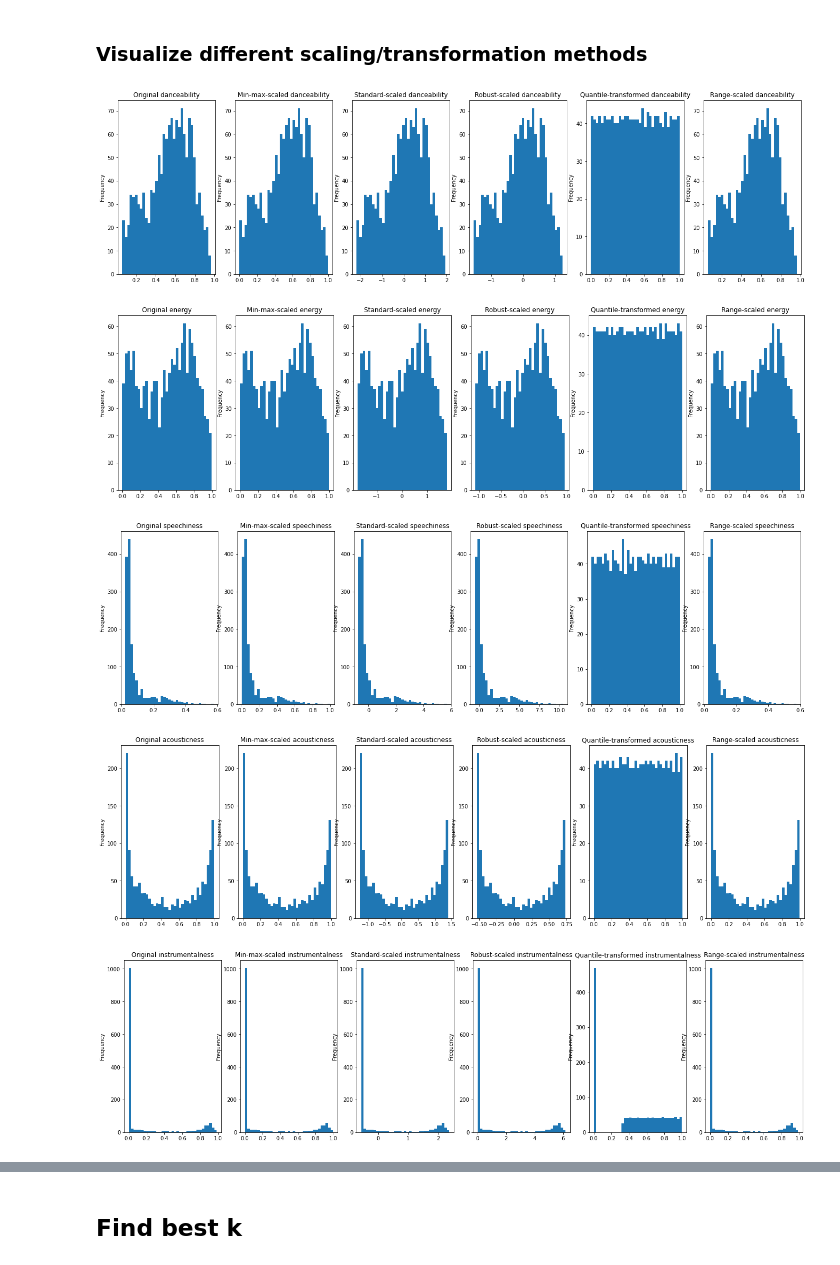
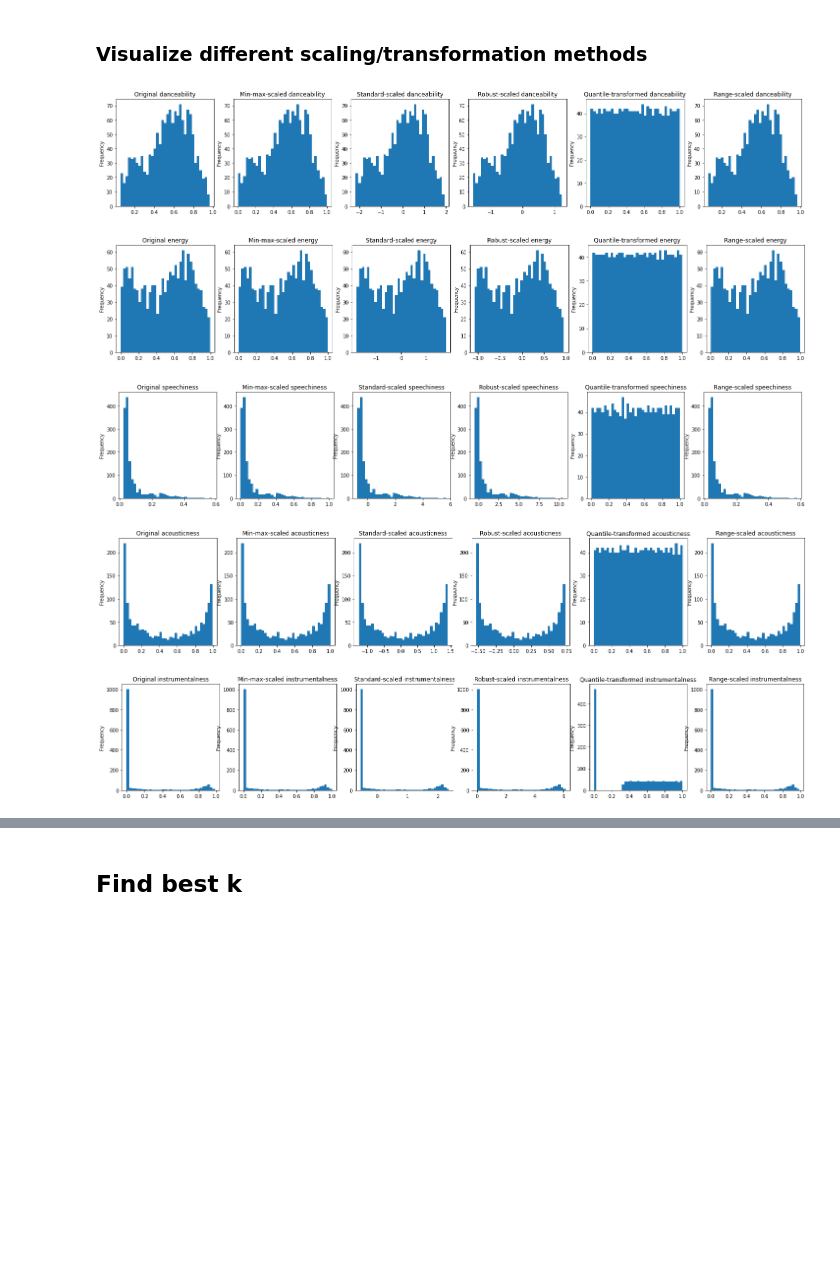
Before and after one commit to tobiasaurer/machine-learning-music, a Jupyter notebook: moosic.ipynb, the cells around one changed output, grey strips where cells are left out. Cells and saved outputs as stored; diff of their text form; code cells hidden in the pictures; blank space fills up the shorter version.

```diff
--- a/moosic.ipynb
+++ b/moosic.ipynb
@@ -148,7 +143,7 @@ quantile_transformed = pd.DataFrame(features_only_quantile_transformed,
 # loop through each relevant column to compare distributions
 
 for var in cols:
-    plt.figure(figsize=(23, 6))
+    plt.figure(figsize=(25, 4))
 
     # plot original data
     plt.subplot(1, 6, 1)
@@ -156,35 +151,35 @@ for var in cols:
     plt.title(f"Original {var}")
 
     # plot min-max scaled data
     plt.subplot(1, 6, 2)
     min_max_scaled[var].plot.hist(bins=35)
     plt.title(f"Min-max-scaled {var}")
 
     # plot standard scaled data
     plt.subplot(1, 6, 3)
     standard_scaled[var].plot.hist(bins=35)
     plt.title(f"Standard-scaled {var}")
 
     # plot robust scaled data
     plt.subplot(1, 6, 4)
     robust_scaled[var].plot.hist(bins=35)
     plt.title(f"Robust-scaled {var}")
 
     # plot quantile transformed data
     plt.subplot(1, 6, 5)
     quantile_transformed[var].plot.hist(bins=35)
     plt.title(f"Quantile-transformed {var}")
 
      # plot range-scaled data
     plt.subplot(1, 6, 6)
     range_scaled[var].plot.hist(bins=35)
     plt.title(f"Range-scaled {var}")
 
     # show all plots
     plt.show()
 # %% [output]
-[figure, old version]
+[figure, new version]
-[figure, old version]
+[figure, new version]
-[figure, old version]
+[figure, new version]
-[figure, old version]
+[figure, new version]
-[figure, old version]
+[figure, new version]
```
Also changed, not shown: parts of 15 cells of this notebook.
